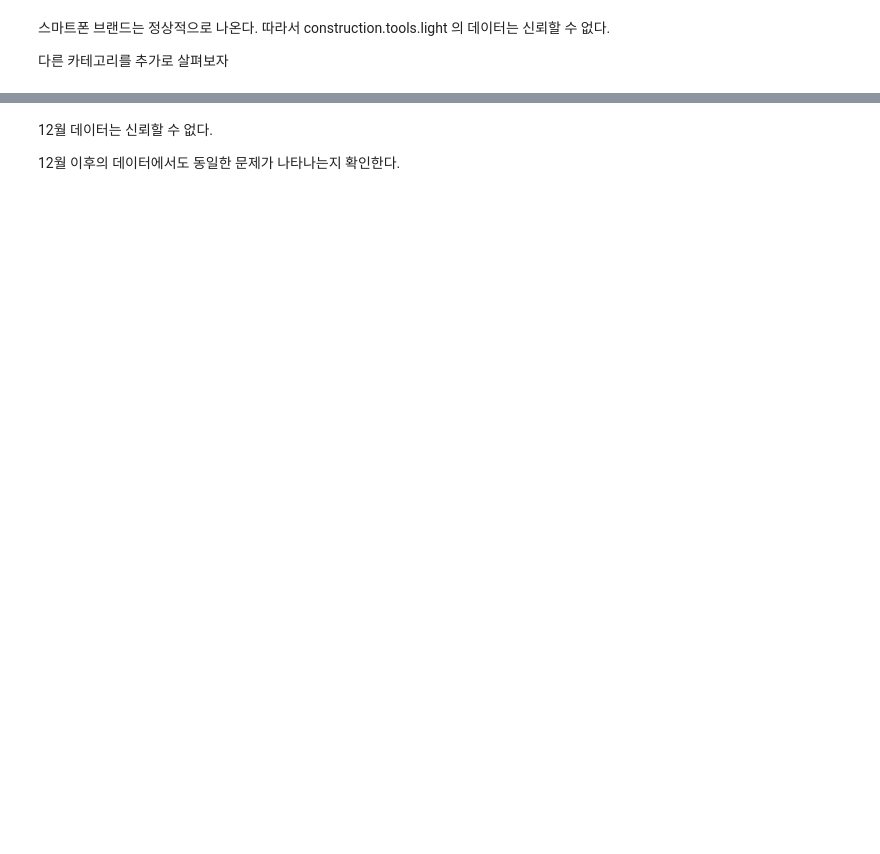
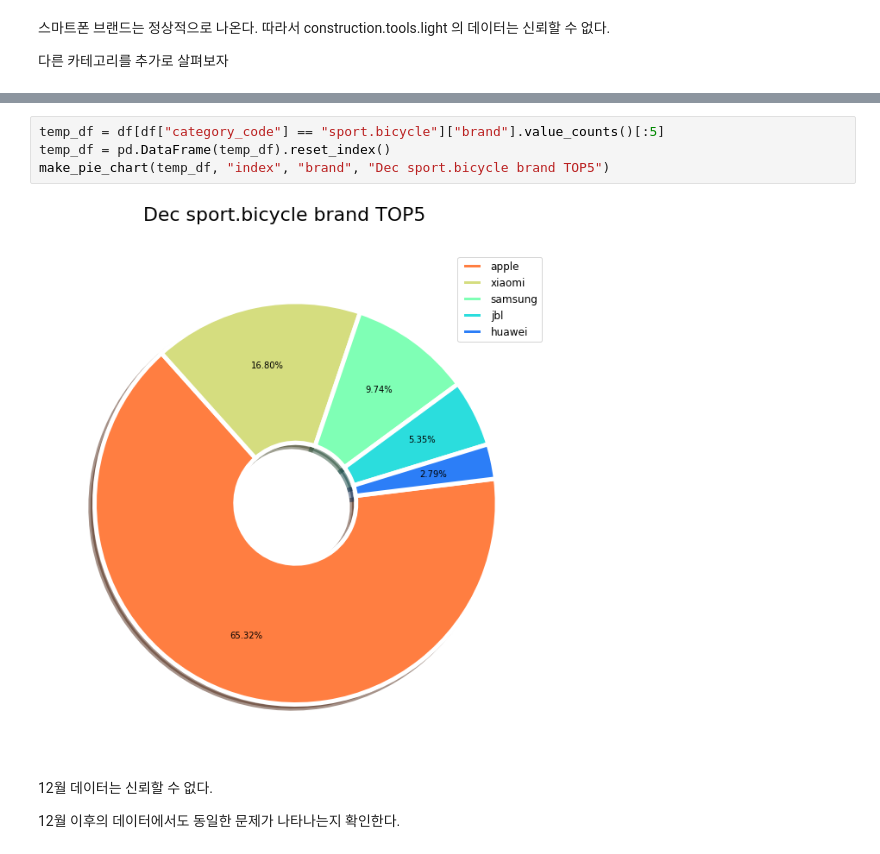
Before and after one commit to Sungpil3/Code_States_Project2, a Jupyter notebook: E-commerce_Analysis/data_problem.ipynb, the cells around one changed output, grey strips where cells are left out. Drawn from its saved outputs; the diff is of its cells as text; blank space fills up the shorter version.

```diff
--- a/E-commerce_Analysis/data_problem.ipynb
+++ b/E-commerce_Analysis/data_problem.ipynb
@@ -111,3 +117,9 @@ Name: brand, dtype: float64
+# %%
+temp_df = df[df["category_code"] == "sport.bicycle"]["brand"].value_counts()[:5]
+temp_df = pd.DataFrame(temp_df).reset_index()
+make_pie_chart(temp_df, "index", "brand", "Dec sport.bicycle brand TOP5")
+# %% [output]
+[figure, added]
 # %% [markdown]
 12월 데이터는 신뢰할 수 없다.
 
```
Also changed, not shown: parts of 20 cells of this notebook.
